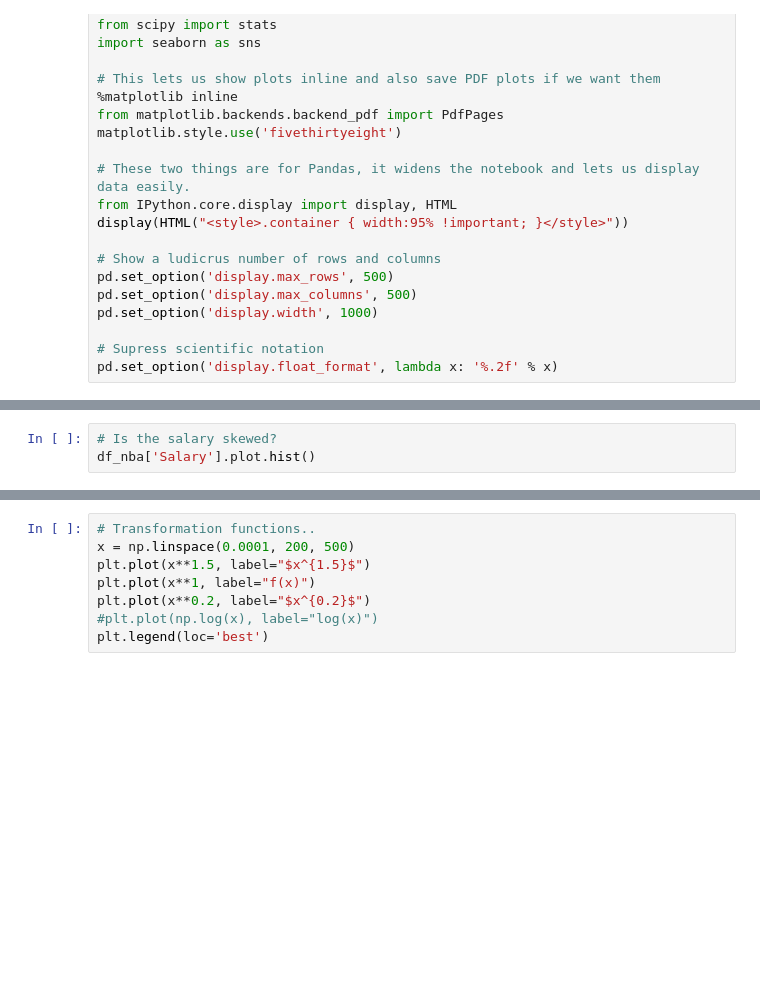
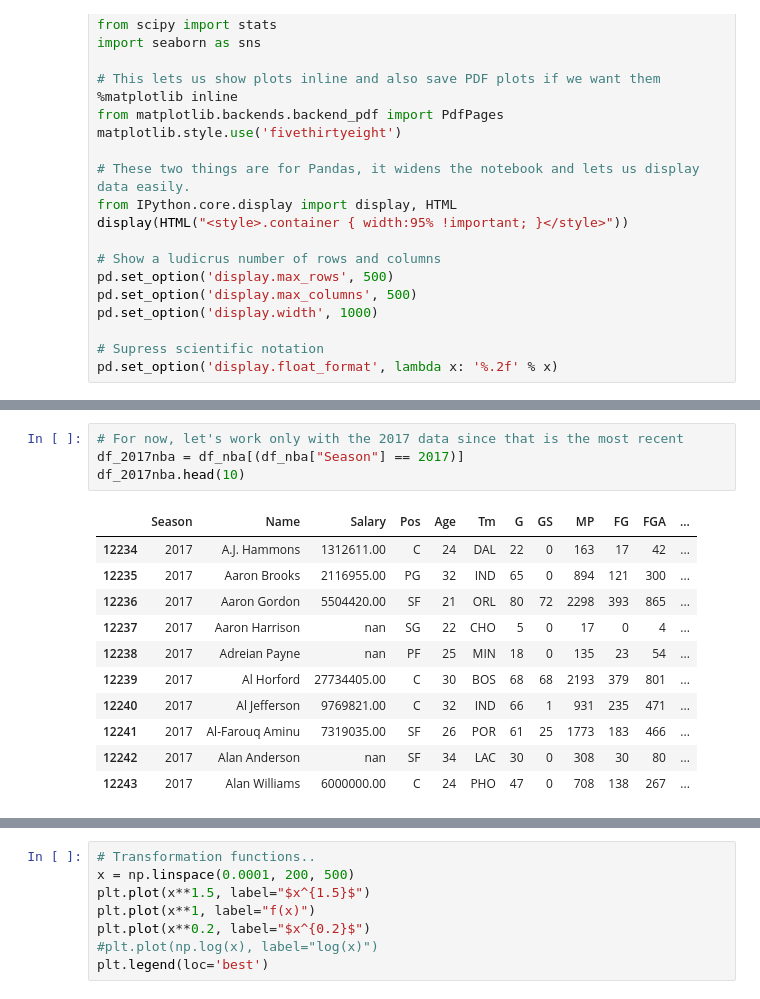
Before and after one commit to nmattei/cmps3160, a Jupyter notebook: _demos/Demo-06.ipynb, the cells around one changed output, grey strips where cells are left out. Drawn from its saved outputs; the diff is of its cells as text; blank space fills up the shorter version.

```diff
--- a/_demos/Demo-06.ipynb
+++ b/_demos/Demo-06.ipynb
@@ -46,3 +87,16 @@ Is the data for NBA Salary skewed?  Why?
-# %%
-# Is the salary skewed?
-df_nba['Salary'].plot.hist()
+# %%
+# For now, let's work only with the 2017 data since that is the most recent
+df_2017nba = df_nba[(df_nba["Season"] == 2017)]
+df_2017nba.head(10)
+# %% [output]
+|  | Season | Name | Salary | Pos | Age | Tm | G | GS | MP | FG | FGA | ... |
+| 12234 | 2017 | A.J. Hammons | 1312611.00 | C | 24 | DAL | 22 | 0 | 163 | 17 | 42 | ... |
+| 12235 | 2017 | Aaron Brooks | 2116955.00 | PG | 32 | IND | 65 | 0 | 894 | 121 | 300 | ... |
+| 12236 | 2017 | Aaron Gordon | 5504420.00 | SF | 21 | ORL | 80 | 72 | 2298 | 393 | 865 | ... |
+| 12237 | 2017 | Aaron Harrison | nan | SG | 22 | CHO | 5 | 0 | 17 | 0 | 4 | ... |
+| 12238 | 2017 | Adreian Payne | nan | PF | 25 | MIN | 18 | 0 | 135 | 23 | 54 | ... |
+| 12239 | 2017 | Al Horford | 27734405.00 | C | 30 | BOS | 68 | 68 | 2193 | 379 | 801 | ... |
+| 12240 | 2017 | Al Jefferson | 9769821.00 | C | 32 | IND | 66 | 1 | 931 | 235 | 471 | ... |
+| 12241 | 2017 | Al-Farouq Aminu | 7319035.00 | SF | 26 | POR | 61 | 25 | 1773 | 183 | 466 | ... |
+| 12242 | 2017 | Alan Anderson | nan | SF | 34 | LAC | 30 | 0 | 308 | 30 | 80 | ... |
+| 12243 | 2017 | Alan Williams | 6000000.00 | C | 24 | PHO | 47 | 0 | 708 | 138 | 267 | ... |
```
Also changed, not shown: parts of 9 cells of this notebook.
